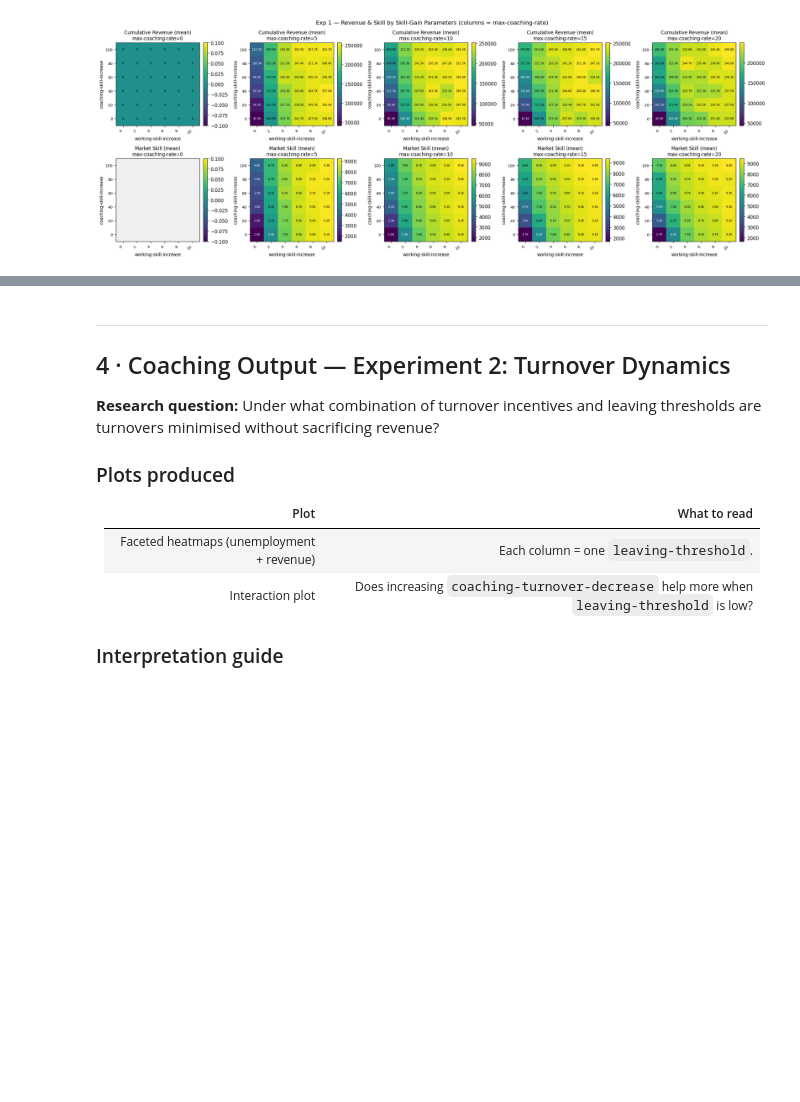
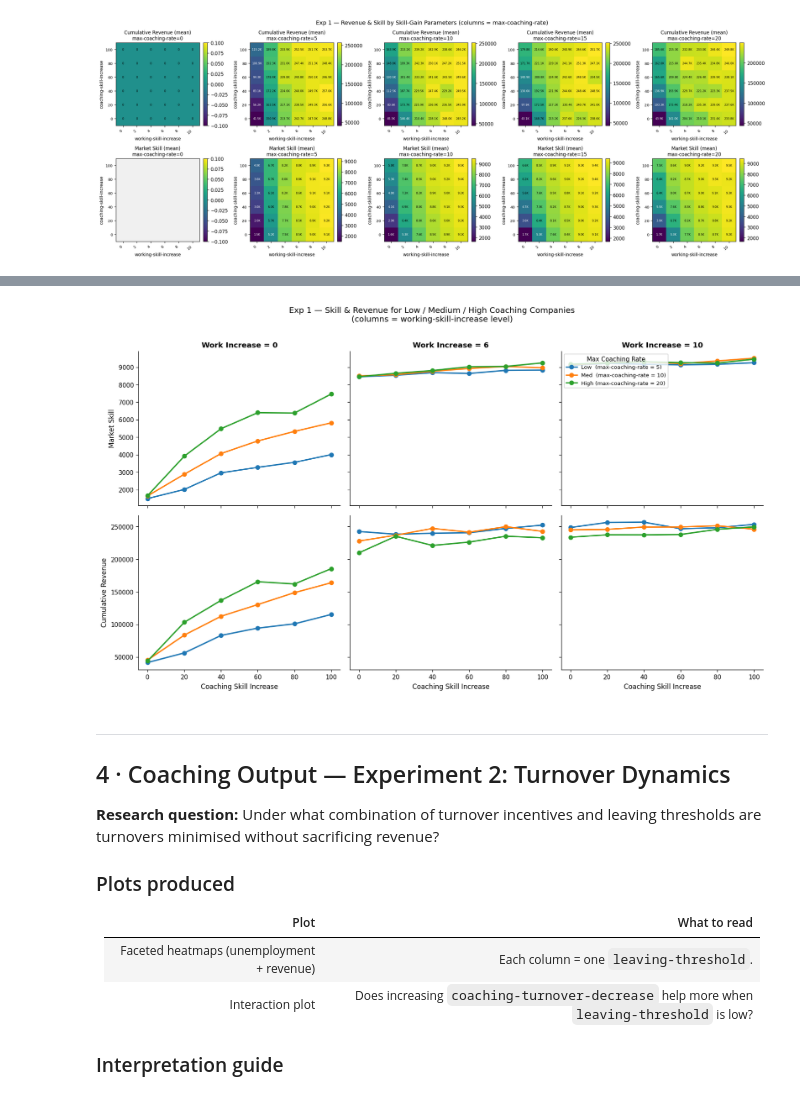
Before and after one commit to ielpo/computer-simulation, a Jupyter notebook: experiment_analysis.ipynb, the cells around one changed output, grey strips where cells are left out. Saved outputs shown, nothing was run; the diff lists cells and outputs as text; code cells hidden in the pictures; blank space fills up the shorter version.

```diff
--- a/experiment_analysis.ipynb
+++ b/experiment_analysis.ipynb
@@ -657,3 +676,81 @@ Loading time series for selected runs ...
+# %%
+# Individual company view: high / medium / low max-coaching-rate
+# ─────────────────────────────────────────────────────────────────────────────
+# Instead of plotting means across all companies, pick three representative
+# coaching-rate tiers and show how their skill & revenue vary across the
+# coaching-skill-increase and working-skill-increase parameter space.
+
+# ── coaching-rate tiers ──────────────────────────────────────────────────
+cr_vals  = sorted(df1['max-coaching-rate'].unique())
+cr_low   = next(v for v in cr_vals if v > 0)  # lowest non-zero, e.g. 5
+cr_mid   = cr_vals[len(cr_vals)//2] # e.g. 10
+cr_high  = cr_vals[-1]              # e.g. 20
+cr_sel   = [cr_low, cr_mid, cr_high]
+
+cr_labels = {cr_low:  f'Low  (max-coaching-rate = {cr_low})',
+             cr_mid:  f'Med  (max-coaching-rate = {cr_mid})',
+             cr_high: f'High (max-coaching-rate = {cr_high})'}
+cr_colors = {cr_low: '#1f77b4', cr_mid: '#ff7f0e', cr_high: '#2ca02c'}
+
+# ── working-skill-increase levels to facet on ─────────────────────────
+wi_vals = sorted(df1['working-skill-increase'].unique())
+wi_sel  = [wi_vals[0], wi_vals[len(wi_vals)//2], wi_vals[-1]]  # low, mid, high
+
+metrics  = ['skill_mean',   'cum_rev_mean']
+mlabels  = ['Market Skill', 'Cumulative Revenue']
+
+# ── aggregate over replications (if any) ───────────────────────────────
+grp = (df1
+       .groupby(['max-coaching-rate', 'coaching-skill-increase', 'working-skill-increase'])[metrics]
+       .mean()
+       .reset_index())
+
+# ── plot ───────────────────────────────────────────────────────────────────
+fig, axes = plt.subplots(len(metrics), len(wi_sel),
+                         figsize=(14, 8), sharex=True, sharey='row')
+fig.patch.set_facecolor('white')
+
+for col, wi in enumerate(wi_sel):
+    sub = grp[grp['working-skill-increase'] == wi]
+
+    for row, (metric, mlabel) in enumerate(zip(metrics, mlabels)):
+        ax = axes[row, col]
+        ax.set_facecolor('white')
+
+        for cr in cr_sel:
+            dat = sub[sub['max-coaching-rate'] == cr].sort_values('coaching-skill-increase')
+            ax.plot(dat['coaching-skill-increase'], dat[metric],
+                    label=cr_labels[cr], color=cr_colors[cr],
+                    marker='o', linewidth=2, markersize=6)
+
+        # column title (top row only)
+        if row == 0:
+            ax.set_title(f'Work Increase = {wi}', fontsize=11, fontweight='bold')
+
+        # y-label (left column only)
+        if col == 0:
+            ax.set_ylabel(mlabel, fontsize=10)
+
+        # x-label (bottom row only)
+        if row == len(metrics) - 1:
+            ax.set_xlabel('Coaching Skill Increase', fontsize=10)
+
+        ax.tick_params(labelsize=9)
+        ax.spines[['top', 'right']].set_visible(False)
+
+# shared legend in the top-right panel
+axes[0, -1].legend(title='Max Coaching Rate', fontsize=8, title_fontsize=9,
+                   loc='upper left')
+
+fig.suptitle(
+    'Exp 1 — Skill & Revenue for Low / Medium / High Coaching Companies\n'
+    '(columns = working-skill-increase level)',
+    fontsize=12, y=1.01
+)
+plt.tight_layout()
+plt.show()
+# %% [output]
+[figure, added]
 # %% [markdown]
 ---
 ## 4 · Coaching Output — Experiment 2: Turnover Dynamics
```
Also changed, not shown: parts of 4 cells of this notebook.
